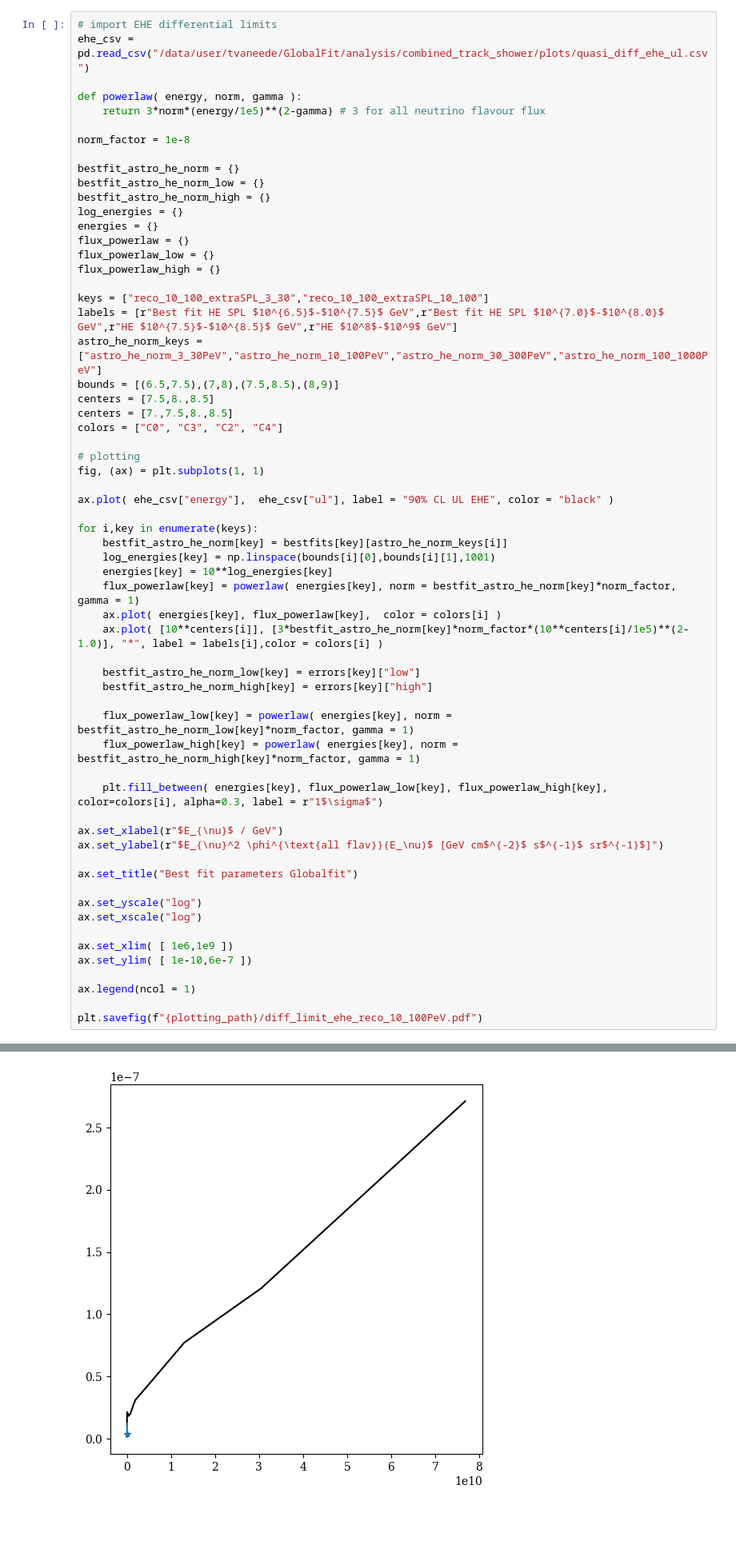
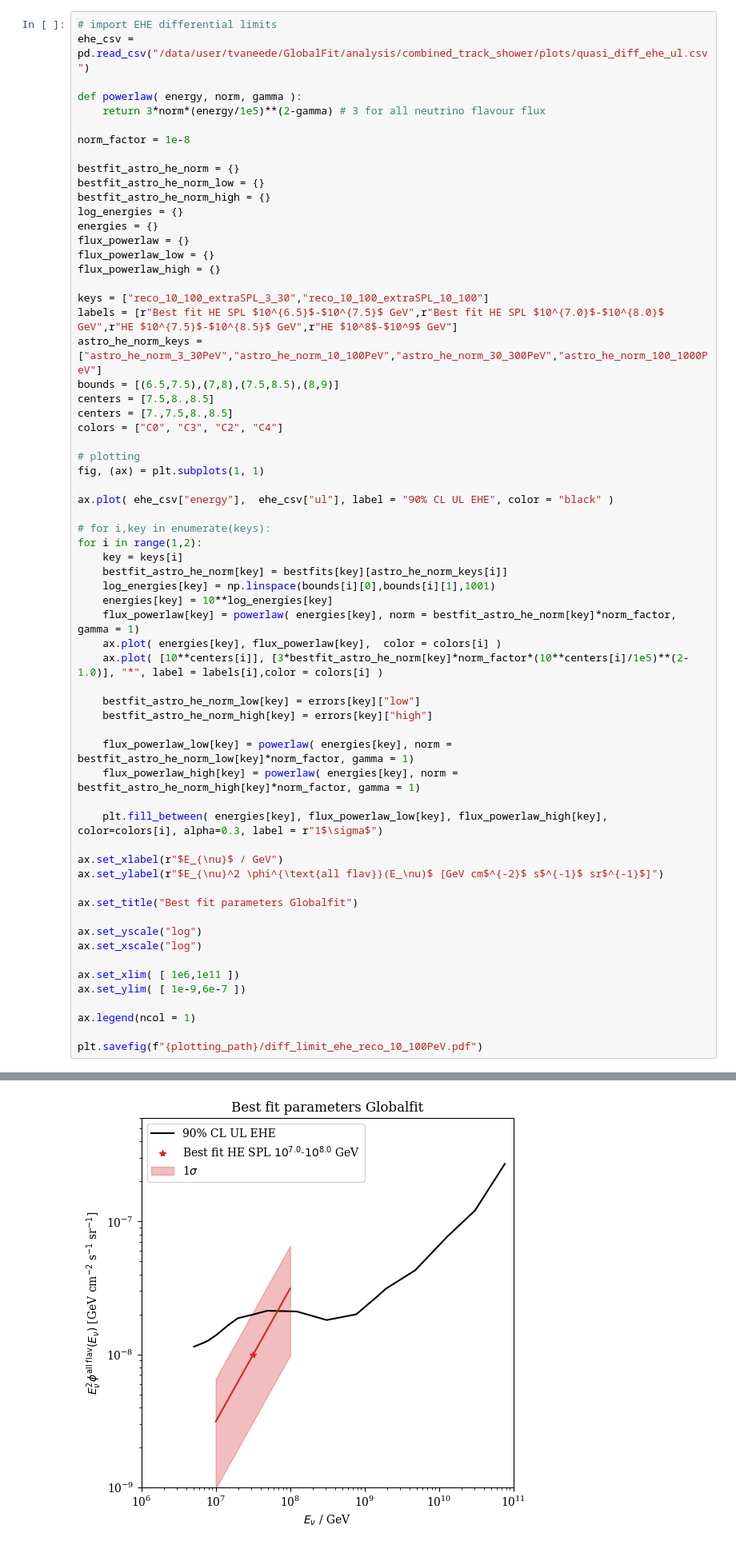
Before and after one commit to tjuanve/icc-ana, a Jupyter notebook: combined_track_shower/plots/diffuse_call_12dec_extraSPL.ipynb, the cells around one changed output, grey strips where cells are left out. Shown at 80% size. Drawn from its saved outputs; the diff is of its cells as text; blank space fills up the shorter version.

Commit message:
update plots

```diff
--- a/combined_track_shower/plots/diffuse_call_12dec_extraSPL.ipynb
+++ b/combined_track_shower/plots/diffuse_call_12dec_extraSPL.ipynb
@@ -315,7 +316,9 @@ fig, (ax) = plt.subplots(1, 1)
 
 ax.plot( ehe_csv["energy"],  ehe_csv["ul"], label = "90% CL UL EHE", color = "black" )
 
-for i,key in enumerate(keys):
+# for i,key in enumerate(keys):
+for i in range(1,2):
+    key = keys[i]
     bestfit_astro_he_norm[key] = bestfits[key][astro_he_norm_keys[i]]
     log_energies[key] = np.linspace(bounds[i][0],bounds[i][1],1001)
     energies[key] = 10**log_energies[key]
@@ -339,8 +342,8 @@ ax.set_title("Best fit parameters Globalfit")
 ax.set_yscale("log")
 ax.set_xscale("log")
 
-ax.set_xlim( [ 1e6,1e9 ])
-ax.set_ylim( [ 1e-10,6e-7 ])
+ax.set_xlim( [ 1e6,1e11 ])
+ax.set_ylim( [ 1e-9,6e-7 ])
 
 ax.legend(ncol = 1)
 
@@ -350 +352 @@ NameError: name 'errors' is not defined
-[figure, old version]
+[figure, new version]
```
Also changed, not shown: parts of 4 cells of this notebook, 5 other files.
